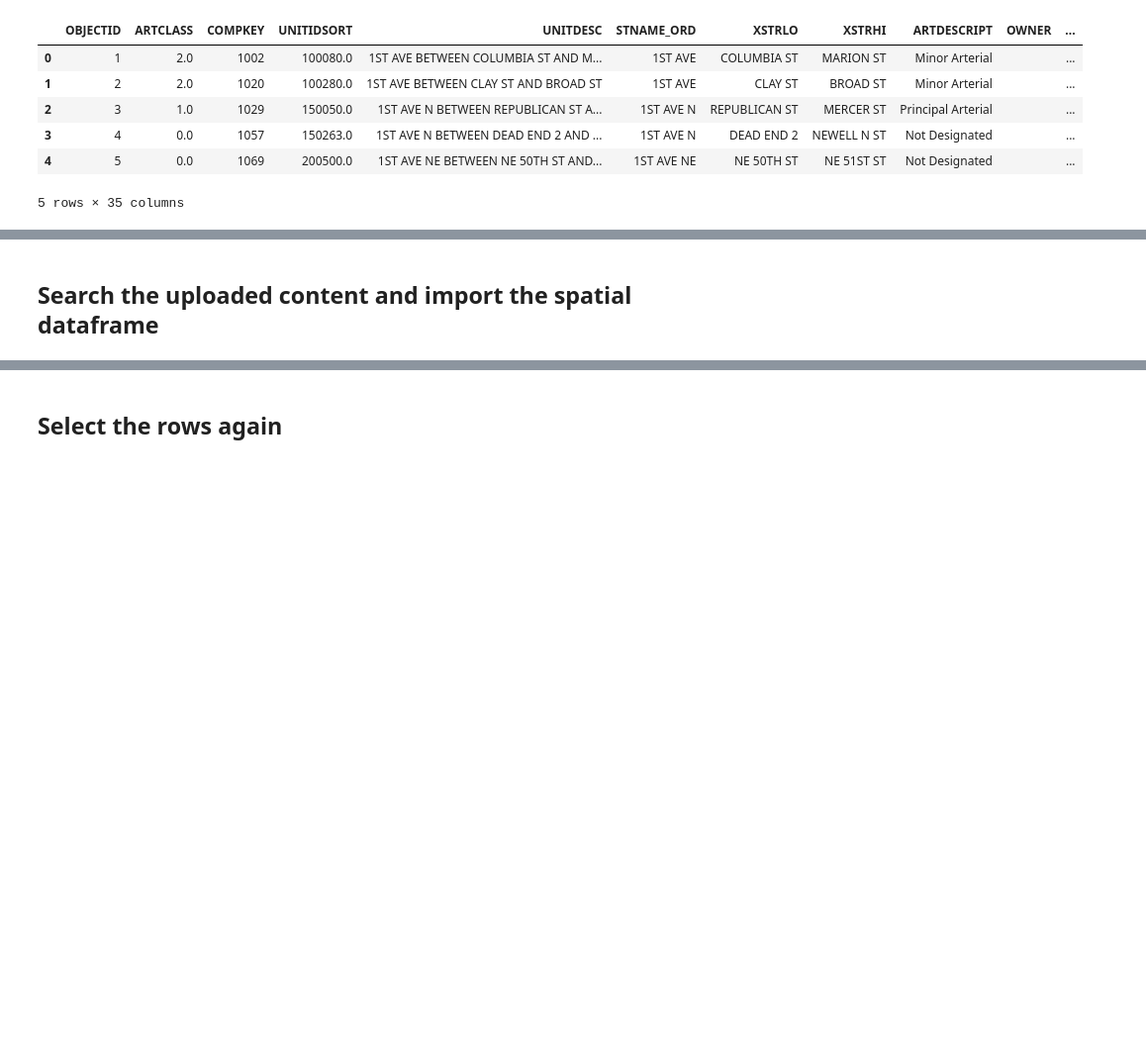
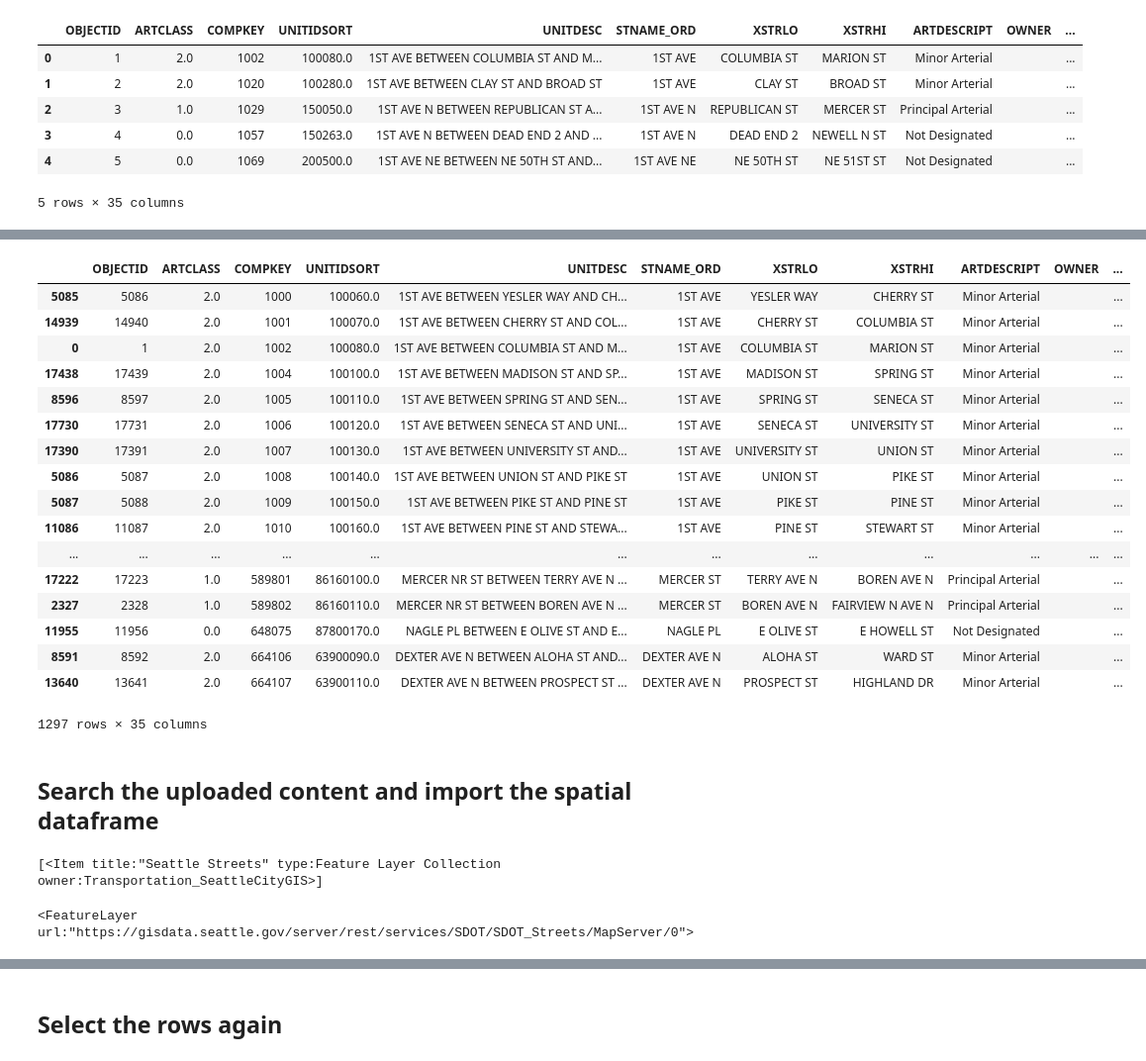
Before and after one commit to deepforce/parkingadvisor, a Jupyter notebook: Arcgis/Annual_Parking_Study_Data_Visualization.ipynb, the cells around one changed output, grey strips where cells are left out. Shown at 99% size. Cells and saved outputs as stored; diff of their text form; code cells hidden in the pictures; blank space fills up the shorter version.

```diff
--- a/Arcgis/Annual_Parking_Study_Data_Visualization.ipynb
+++ b/Arcgis/Annual_Parking_Study_Data_Visualization.ipynb
@@ -205,0 +289,2 @@ Seattle_Streets.head()
+# %%
+street_block_merge_test = Seattle_Streets.loc[Seattle_Streets['COMPKEY'].isin(SEGKEY['COMPKEY'])]
@@ -206,2 +321,23 @@ Seattle_Streets.head()
+# %%
+street_block_merge_test.sort_values(['COMPKEY'])
+# %% [output]
+|  | OBJECTID | ARTCLASS | COMPKEY | UNITIDSORT | UNITDESC | STNAME_ORD | XSTRLO | XSTRHI | ARTDESCRIPT | OWNER | ... |
+| 5085 | 5086 | 2.0 | 1000 | 100060.0 | 1ST AVE BETWEEN YESLER WAY AND CH... | 1ST AVE | YESLER WAY | CHERRY ST | Minor Arterial |  | ... |
+| 14939 | 14940 | 2.0 | 1001 | 100070.0 | 1ST AVE BETWEEN CHERRY ST AND COL... | 1ST AVE | CHERRY ST | COLUMBIA ST | Minor Arterial |  | ... |
+| 0 | 1 | 2.0 | 1002 | 100080.0 | 1ST AVE BETWEEN COLUMBIA ST AND M... | 1ST AVE | COLUMBIA ST | MARION ST | Minor Arterial |  | ... |
+| 17438 | 17439 | 2.0 | 1004 | 100100.0 | 1ST AVE BETWEEN MADISON ST AND SP... | 1ST AVE | MADISON ST | SPRING ST | Minor Arterial |  | ... |
+| 8596 | 8597 | 2.0 | 1005 | 100110.0 | 1ST AVE BETWEEN SPRING ST AND SEN... | 1ST AVE | SPRING ST | SENECA ST | Minor Arterial |  | ... |
+| 17730 | 17731 | 2.0 | 1006 | 100120.0 | 1ST AVE BETWEEN SENECA ST AND UNI... | 1ST AVE | SENECA ST | UNIVERSITY ST | Minor Arterial |  | ... |
+| 17390 | 17391 | 2.0 | 1007 | 100130.0 | 1ST AVE BETWEEN UNIVERSITY ST AND... | 1ST AVE | UNIVERSITY ST | UNION ST | Minor Arterial |  | ... |
+| 5086 | 5087 | 2.0 | 1008 | 100140.0 | 1ST AVE BETWEEN UNION ST AND PIKE ST | 1ST AVE | UNION ST | PIKE ST | Minor Arterial |  | ... |
+| 5087 | 5088 | 2.0 | 1009 | 100150.0 | 1ST AVE BETWEEN PIKE ST AND PINE ST | 1ST AVE | PIKE ST | PINE ST | Minor Arterial |  | ... |
+| 11086 | 11087 | 2.0 | 1010 | 100160.0 | 1ST AVE BETWEEN PINE ST AND STEWA... | 1ST AVE | PINE ST | STEWART ST | Minor Arterial |  | ... |
+| ... | ... | ... | ... | ... | ... | ... | ... | ... | ... | ... | ... |
+| 17222 | 17223 | 1.0 | 589801 | 86160100.0 | MERCER NR ST BETWEEN TERRY AVE N ... | MERCER ST | TERRY AVE N | BOREN AVE N | Principal Arterial |  | ... |
+| 2327 | 2328 | 1.0 | 589802 | 86160110.0 | MERCER NR ST BETWEEN BOREN AVE N ... | MERCER ST | BOREN AVE N | FAIRVIEW N AVE N | Principal Arterial |  | ... |
+| 11955 | 11956 | 0.0 | 648075 | 87800170.0 | NAGLE PL BETWEEN E OLIVE ST AND E... | NAGLE PL | E OLIVE ST | E HOWELL ST | Not Designated |  | ... |
+| 8591 | 8592 | 2.0 | 664106 | 63900090.0 | DEXTER AVE N BETWEEN ALOHA ST AND... | DEXTER AVE N | ALOHA ST | WARD ST | Minor Arterial |  | ... |
+| 13640 | 13641 | 2.0 | 664107 | 63900110.0 | DEXTER AVE N BETWEEN PROSPECT ST ... | DEXTER AVE N | PROSPECT ST | HIGHLAND DR | Minor Arterial |  | ... |
+1297 rows × 35 columns
 # %% [markdown]
 ## Search the uploaded content and import the spatial dataframe
@@ -210 +346,6 @@ streets = gis.content.search("Seattle_Street", "feature service")[0]
+# %%
+streets = gis.content.search("title: Seattle Streets AND owner: Transportation_SeattleCityGIS", item_type = "Feature Layer", outside_org=True)
+streets
+# %% [output]
+[<Item title:"Seattle Streets" type:Feature Layer Collection owner:Transportation_SeattleCityGIS>]
 # %%
@@ -212,2 +353,6 @@ streets=streets.layers[0]
+# %%
+streets
+# %% [output]
+<FeatureLayer url:"https://gisdata.seattle.gov/server/rest/services/SDOT/SDOT_Streets/MapServer/0">
 # %%
 sdf = pd.DataFrame.spatial.from_layer(streets)
```
Also changed, not shown: parts of 32 cells of this notebook, 11 other files.
